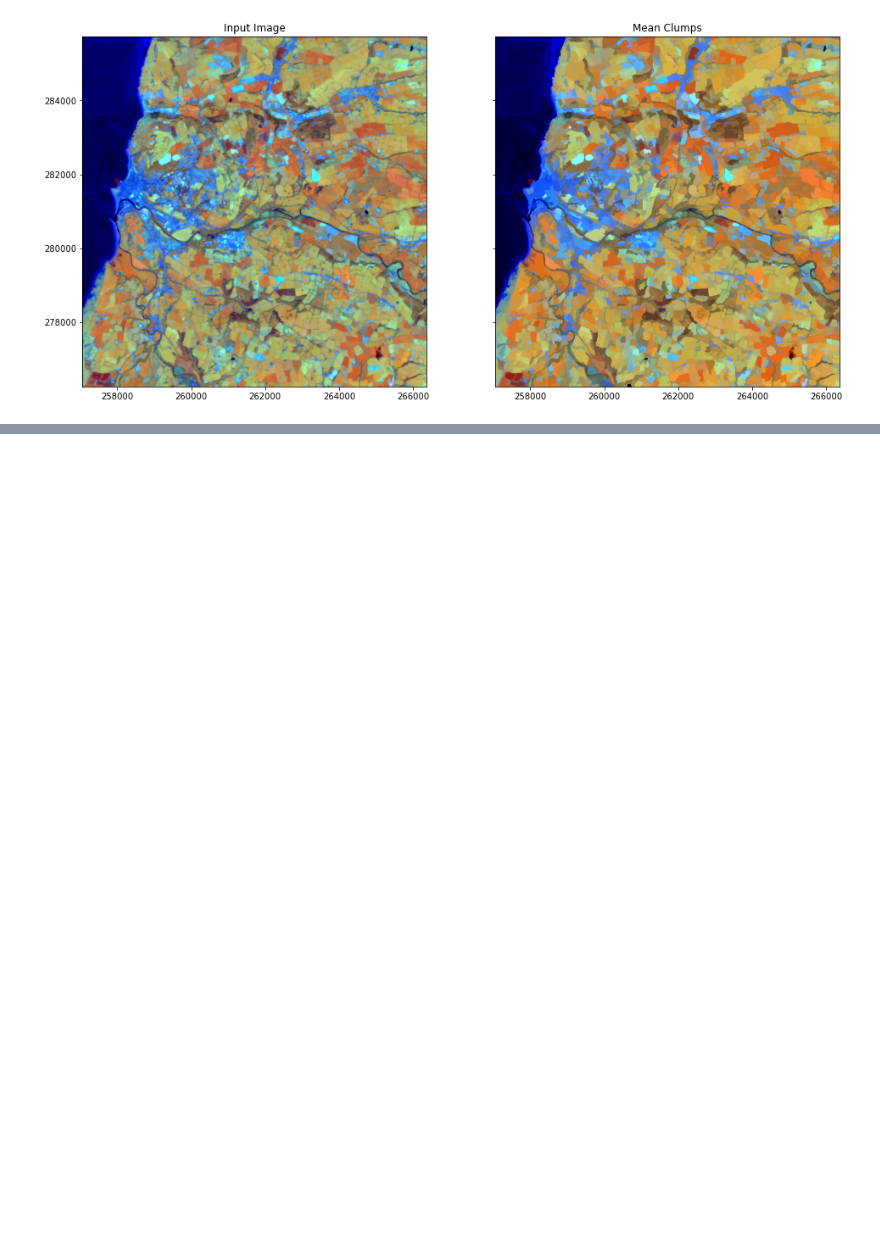
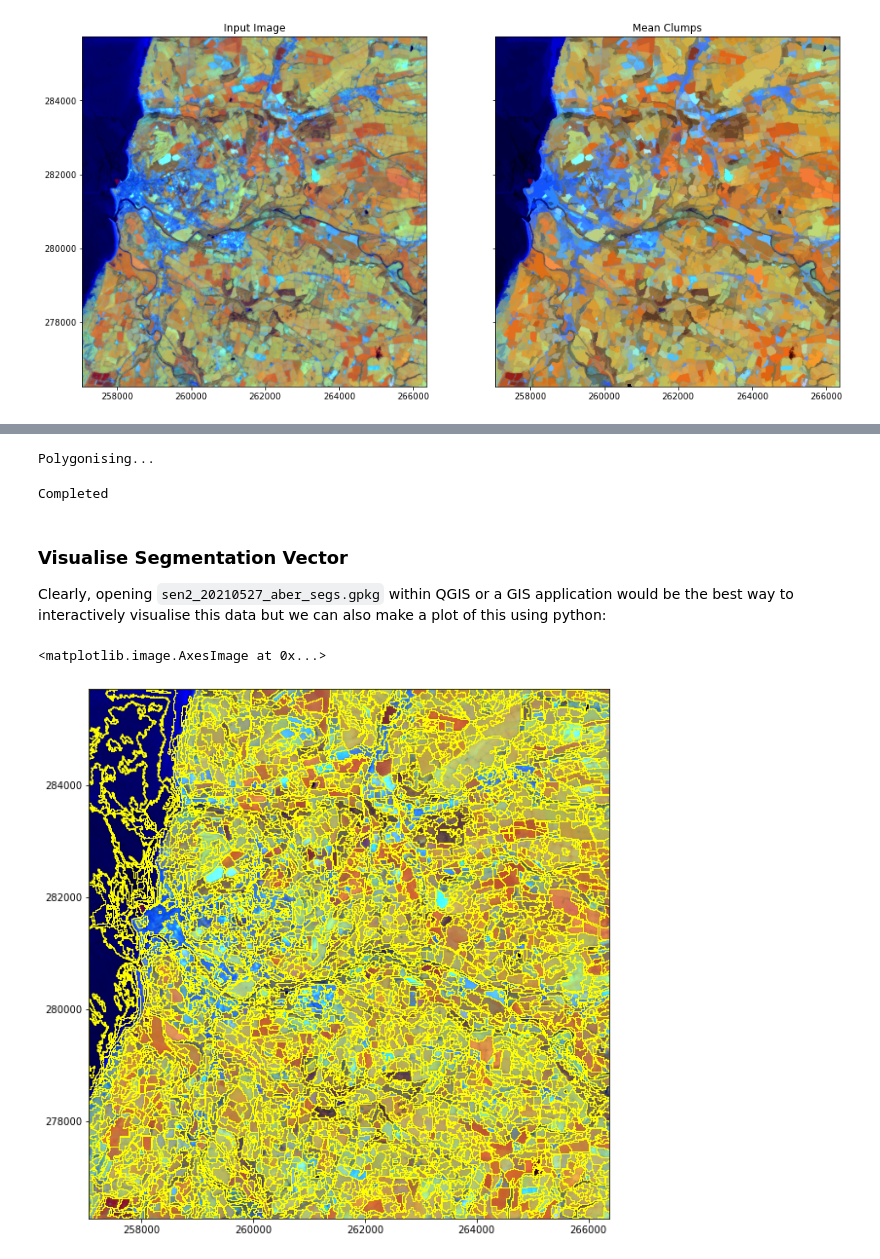
Before and after one commit to remotesensinginfo/rsgislib-tutorials, a Jupyter notebook: 04_image_segmentation/01_shepherd_etal_image_segmentation.ipynb, the cells around one changed output, grey strips where cells are left out. Cells and saved outputs as stored; diff of their text form; code cells hidden in the pictures; blank space fills up the shorter version.

```diff
--- a/04_image_segmentation/01_shepherd_etal_image_segmentation.ipynb
+++ b/04_image_segmentation/01_shepherd_etal_image_segmentation.ipynb
@@ -182,0 +189,39 @@ Image Data Size: 931 x 947
+# %%
+import rsgislib.vectorutils.createvectors
+
+rsgislib.vectorutils.createvectors.polygonise_raster_to_vec_lyr(
+    out_vec_file="sen2_20210527_aber_segs.gpkg", # The output vector file name and path
+    out_vec_lyr="sen2_20210527_aber_segs",       # The output vector layer name
+    out_format="GPKG",                           # The output vector format
+    input_img=out_clumps_img,                    # The input segmentation image
+    img_band=1,                                  # The band within the input image
+    mask_img=out_clumps_img,                     # A mask image (usually the same as the input image)
+    mask_band=1,                                 # The band within the mask image
+)
+# %% [output]
+Polygonising...
+Completed
+# %% [markdown]
+### Visualise Segmentation Vector
+
+Clearly, opening `sen2_20210527_aber_segs.gpkg` within QGIS or a GIS application would be the best way to interactively visualise this data but we can also make a plot of this using python:
+# %%
+# Import the geopandas module
+import geopandas
+
+# Use geopandas to read the vector layer
+segs_gdf = geopandas.read_file("sen2_20210527_aber_segs.gpkg", layer="sen2_20210527_aber_segs")
+
+
+# Create a plot using the matplotlib library
+fig, ax = plt.subplots(figsize=(10, 10))
+
+# Plot the polygons with no face colour and an edge colour of yellow.
+# i.e., just the polygon outlines in yellow.
+segs_gdf.plot(ax=ax, facecolor="none", edgecolor="yellow")
+
+# Display the image data previously read in and stretched.
+ax.imshow(img_data_strch, extent=img_coords)
+# %% [output]
+<matplotlib.image.AxesImage at 0x...>
+[figure, added]
```
Also changed, not shown: parts of 4 cells of this notebook, 1 other file.
